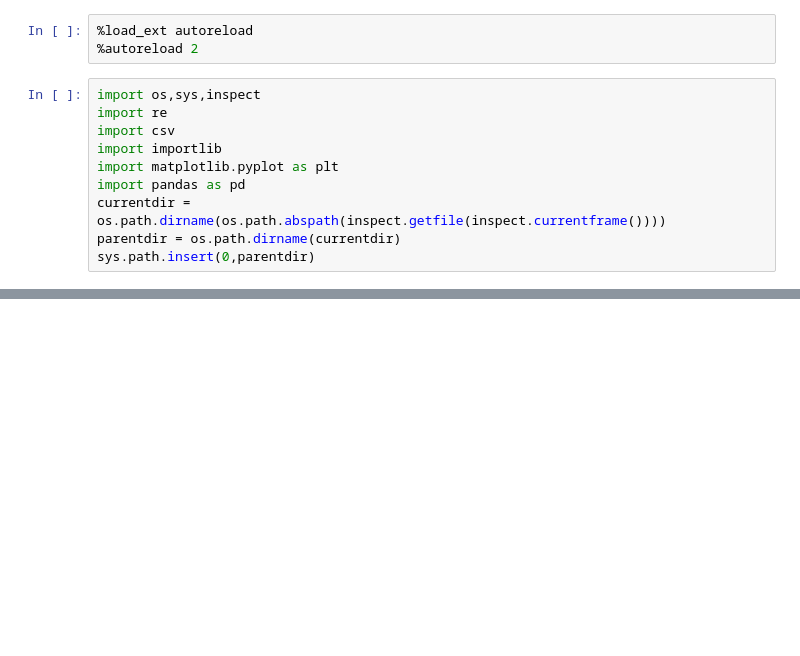
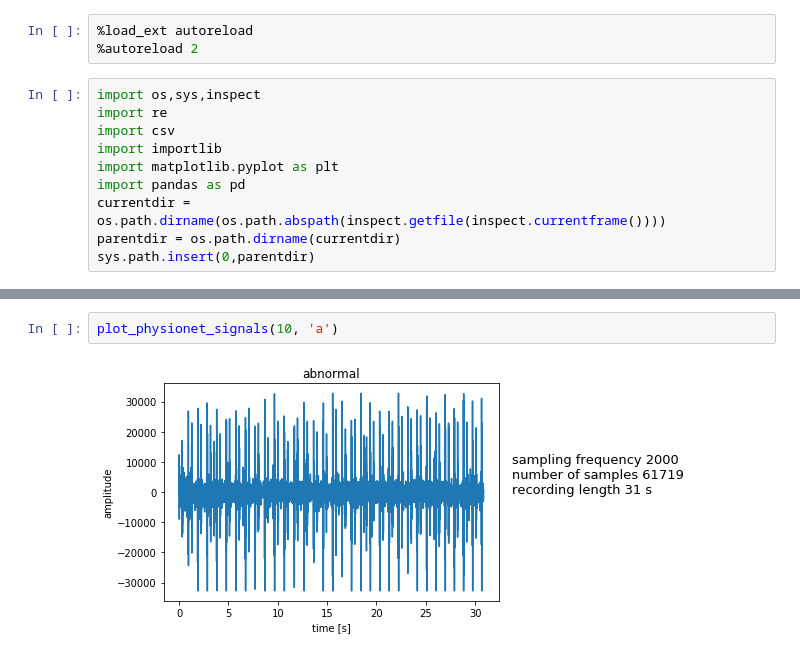
Before and after one commit to jczestochowska/heartbeat_classification, a Jupyter notebook: notebooks/dataset_analysis.ipynb, the cells around one changed output, grey strips where cells are left out. Cells and saved outputs as stored; diff of their text form; blank space fills up the shorter version.

Commit message:
one function for plotting multiple physionet signals also filtered by labels

```diff
--- a/notebooks/dataset_analysis.ipynb
+++ b/notebooks/dataset_analysis.ipynb
@@ -123,0 +104,4 @@ for filename in physio_random_filenames:
+# %%
+plot_physionet_signals(10, 'a')
+# %% [output]
+[figure, added]
```
Also changed, not shown: parts of 10 cells of this notebook, 2 other files.
